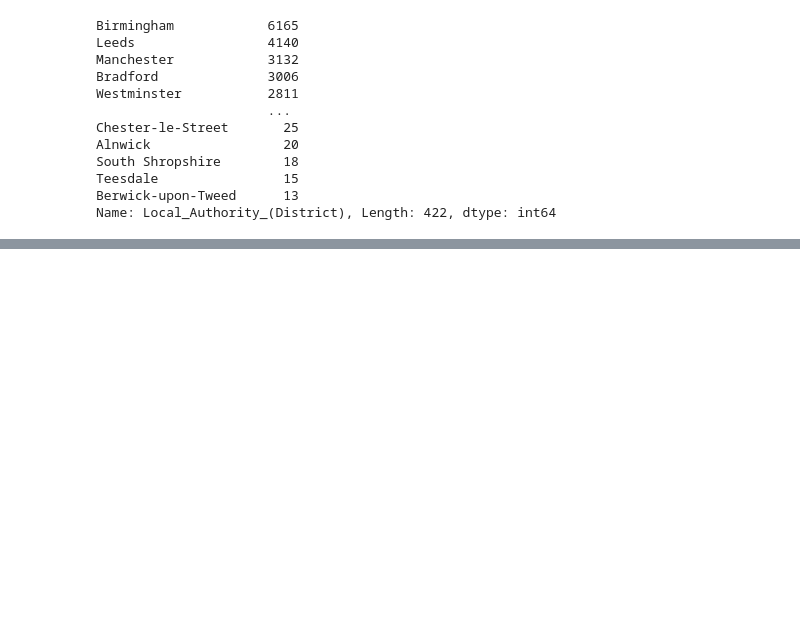
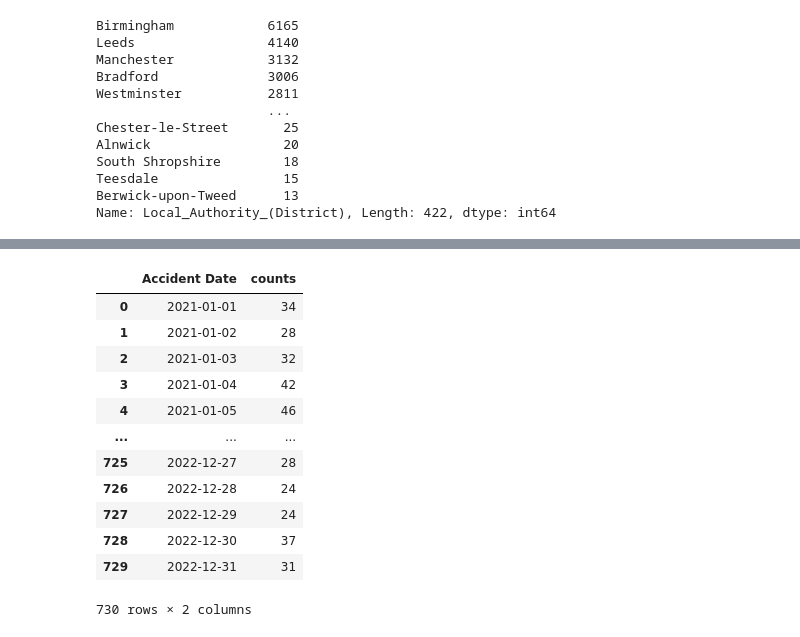
Before and after one commit to Ashes814/group_3_524_final, a Jupyter notebook: data_mining_code/data_ESDA.ipynb, the cells around one changed output, grey strips where cells are left out. Drawn from its saved outputs; the diff is of its cells as text; code cells hidden in the pictures; blank space fills up the shorter version.

```diff
--- a/data_mining_code/data_ESDA.ipynb
+++ b/data_mining_code/data_ESDA.ipynb
@@ -4,7 +4,14 @@ import numpy as np
 import matplotlib.pyplot as plt
 import seaborn as sns
 
-DATA_PATH = "/Users/zowcool/Desktop/PolyUStudy/LSGI524（A）/group_3_524_final/raw_data/data_ta.csv"
+import json
+
+# 读取 JSON 配置文件
+with open('base_config.json', 'r') as file:
+    config = json.load(file)
+
+# 获取 DATA_PATH 变量
+DATA_PATH = config['data_path']
 
 
 df_ta = pd.read_csv(DATA_PATH)
@@ -94,3 +102,6 @@ fig = px.scatter_geo(
 
 # 显示地图
 fig.show()
+# %%
+df_mp = df_ta[df_ta["Police_Force"] == "Metropolitan Police"]
+df_mp.head()
@@ -96,0 +136,5 @@ fig.show()
+# %%
+df_mp["Accident Date"] = pd.to_datetime(df_mp["Accident Date"])
+df_mp_dayly_count = df_mp.groupby("Accident Date").count()["Accident_Index"]
+
+df_mp_dayly_count.head()
@@ -96,0 +153,17 @@ fig.show()
+# %%
+df_mp_dayly_count = df_mp_dayly_count.reset_index().rename({"Accident_Index": "counts"}, axis=1)
+df_mp_dayly_count
+# %% [output]
+|  | Accident Date | counts |
+| 0 | 2021-01-01 | 34 |
+| 1 | 2021-01-02 | 28 |
+| 2 | 2021-01-03 | 32 |
+| 3 | 2021-01-04 | 42 |
+| 4 | 2021-01-05 | 46 |
+| ... | ... | ... |
+| 725 | 2022-12-27 | 28 |
+| 726 | 2022-12-28 | 24 |
+| 727 | 2022-12-29 | 24 |
+| 728 | 2022-12-30 | 37 |
+| 729 | 2022-12-31 | 31 |
+730 rows × 2 columns
```
Also changed, not shown: parts of 5 cells of this notebook, 3 other files.
